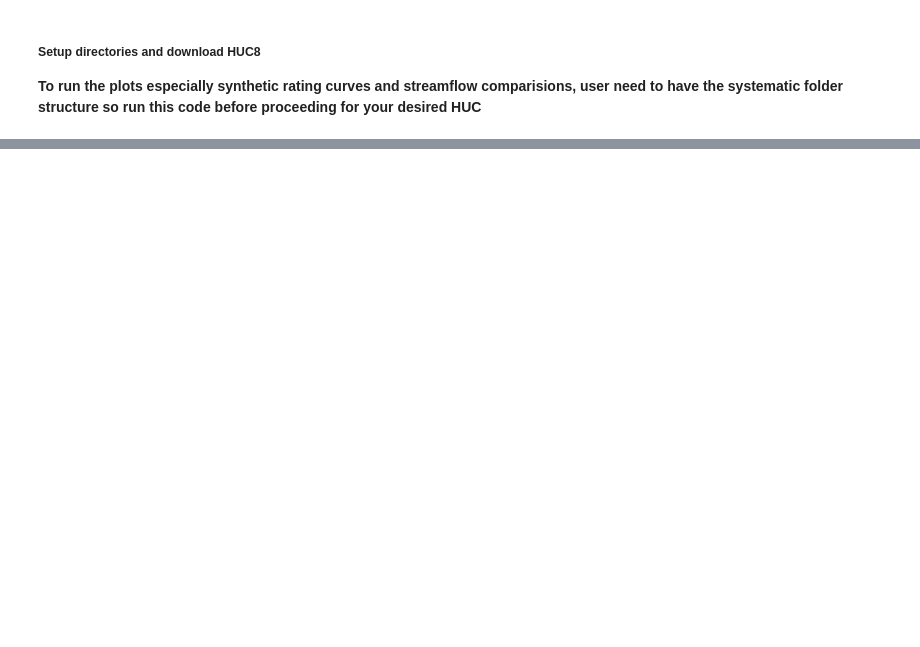
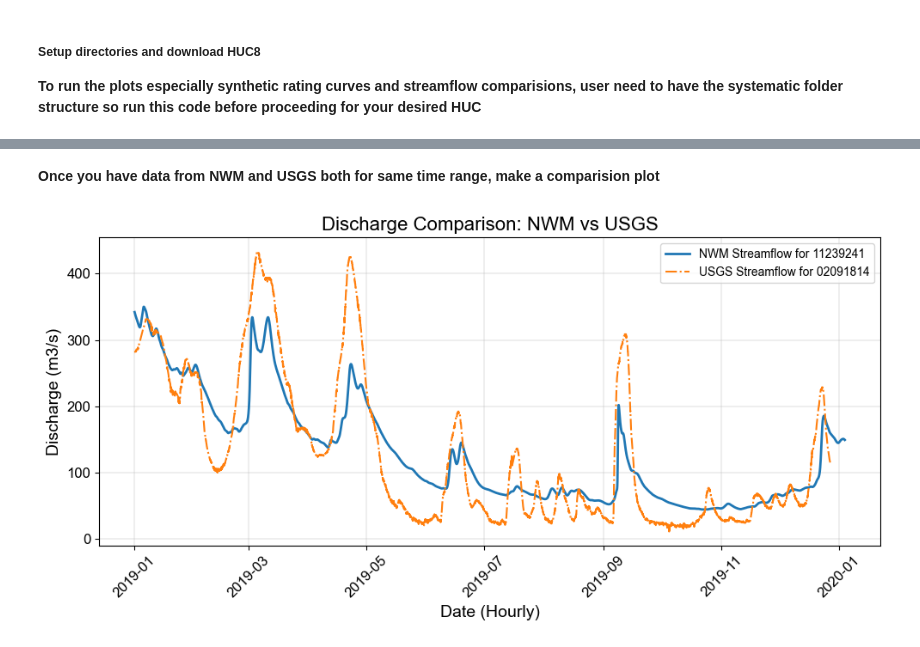
Before and after one commit to supathdhitalGEO/fimserv, a Jupyter notebook: docs/code_usage.ipynb, the cells around one changed output, grey strips where cells are left out. Cells and saved outputs as stored; diff of their text form; code cells hidden in the pictures; blank space fills up the shorter version.

```diff
--- a/docs/code_usage.ipynb
+++ b/docs/code_usage.ipynb
@@ -20,0 +76,6 @@ FileNotFoundError: [Errno 2] No such file or directory: '/Users/supath/Downloads
+# %% [markdown]
+**Once you have data from NWM and USGS both for same time range, make a comparision plot**
+# %%
+fm.CompareNWMnUSGSStreamflow(huc, feature_id[0], usgs_sites[0])
+# %% [output]
+[figure, added]
```
Also changed, not shown: parts of 20 cells of this notebook, 12 other files.
